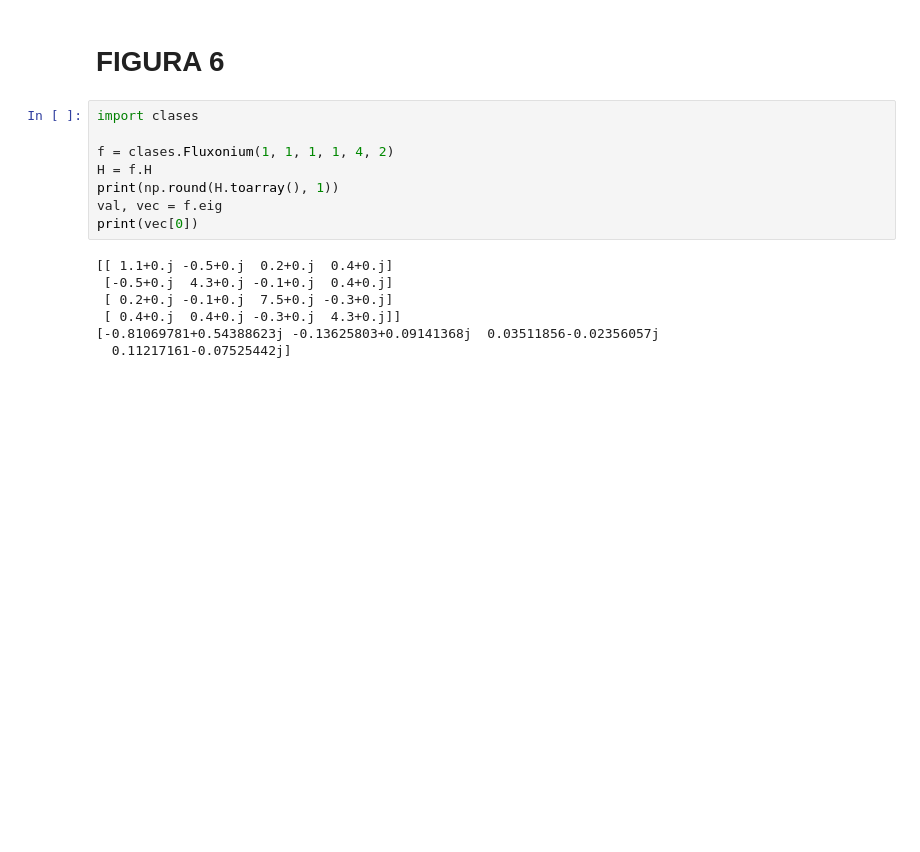
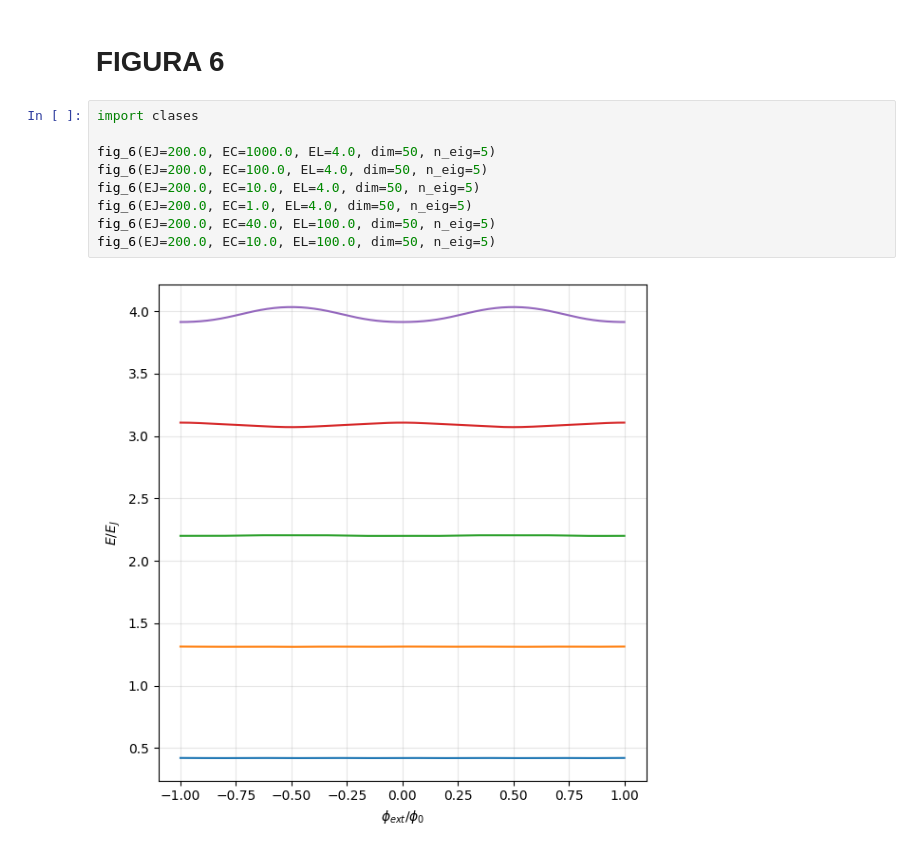
Before and after one commit to Alvaro-SVR/g_b, a Jupyter notebook: f5/registro.ipynb, the cells around one changed output. Cells and saved outputs as stored; diff of their text form; blank space fills up the shorter version.

```diff
--- a/f5/registro.ipynb
+++ b/f5/registro.ipynb
@@ -88,15 +88,11 @@ fig.H_transmon_phi(r_array=[0.1, 0.1, 100.0, 100.0],
 # %%
 import clases
 
-f = clases.Fluxonium(1, 1, 1, 1, 4, 2)
-H = f.H
-print(np.round(H.toarray(), 1))
-val, vec = f.eig
-print(vec[0])
+fig_6(EJ=200.0, EC=1000.0, EL=4.0, dim=50, n_eig=5)
+fig_6(EJ=200.0, EC=100.0, EL=4.0, dim=50, n_eig=5)
+fig_6(EJ=200.0, EC=10.0, EL=4.0, dim=50, n_eig=5)
+fig_6(EJ=200.0, EC=1.0, EL=4.0, dim=50, n_eig=5)
+fig_6(EJ=200.0, EC=40.0, EL=100.0, dim=50, n_eig=5)
+fig_6(EJ=200.0, EC=10.0, EL=100.0, dim=50, n_eig=5)
 # %% [output]
-[[ 1.1+0.j -0.5+0.j  0.2+0.j  0.4+0.j]
- [-0.5+0.j  4.3+0.j -0.1+0.j  0.4+0.j]
- [ 0.2+0.j -0.1+0.j  7.5+0.j -0.3+0.j]
- [ 0.4+0.j  0.4+0.j -0.3+0.j  4.3+0.j]]
-[-0.81069781+0.54388623j -0.13625803+0.09141368j  0.03511856-0.02356057j
-  0.11217161-0.07525442j]
+[figure, added]
```
Also changed, not shown: parts of 1 cell of this notebook, 2 other files.
